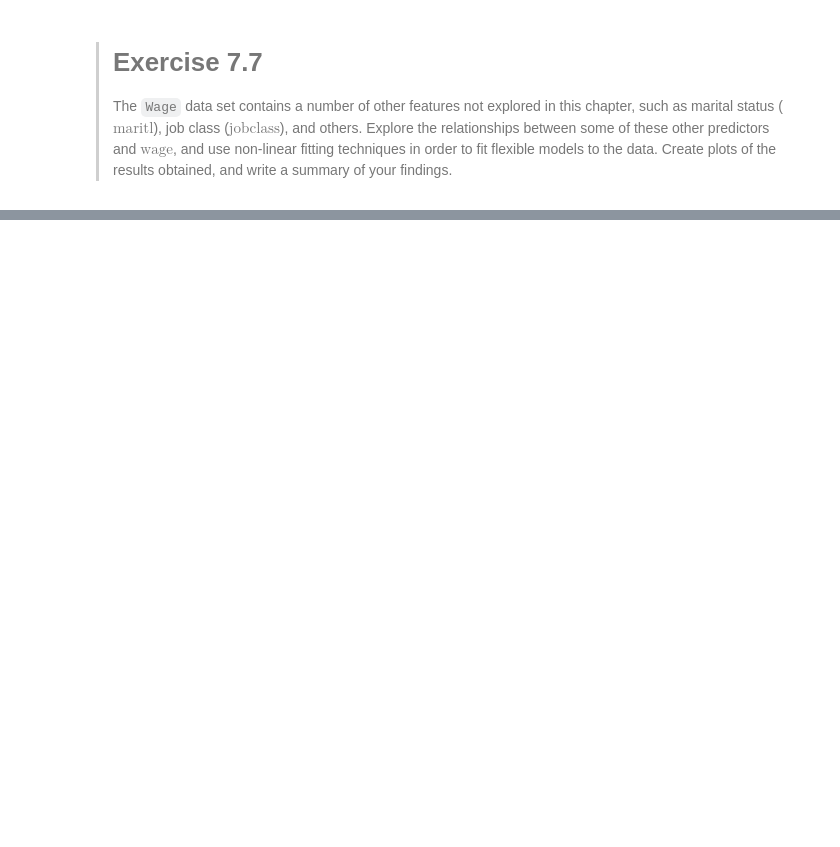
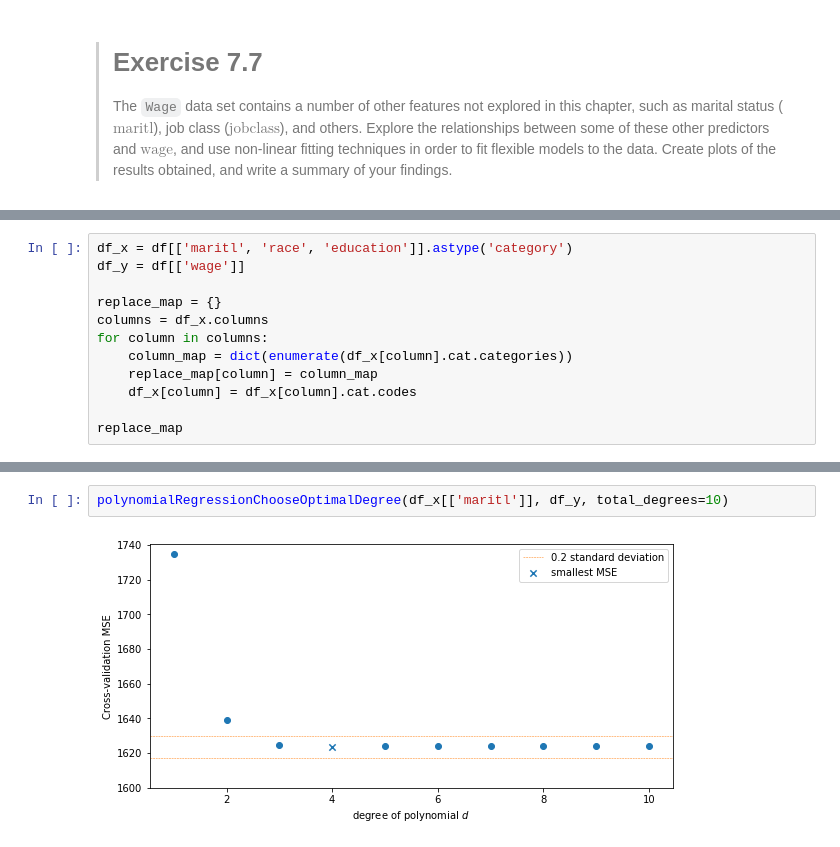
Before and after one commit to HerrBroekman/Python-solutions-for-An-Introduction-to-Statistical-Learning, a Jupyter notebook: Chapter7/Exercise07/7_7.ipynb, the cells around one changed output, grey strips where cells are left out. Saved outputs shown, nothing was run; the diff lists cells and outputs as text; blank space fills up the shorter version.

```diff
--- a/Chapter7/Exercise07/7_7.ipynb
+++ b/Chapter7/Exercise07/7_7.ipynb
@@ -24,0 +75,12 @@ df.head()
+# %%
+df_x = df[['maritl', 'race', 'education']].astype('category')
+df_y = df[['wage']]
+
+replace_map = {}
+columns = df_x.columns
+for column in columns:
+    column_map = dict(enumerate(df_x[column].cat.categories))
+    replace_map[column] = column_map
+    df_x[column] = df_x[column].cat.codes
+
+replace_map
@@ -24,0 +99,4 @@ df.head()
+# %%
+polynomialRegressionChooseOptimalDegree(df_x[['maritl']], df_y, total_degrees=10)
+# %% [output]
+[figure, added]
```
Also changed, not shown: parts of 15 cells of this notebook.
